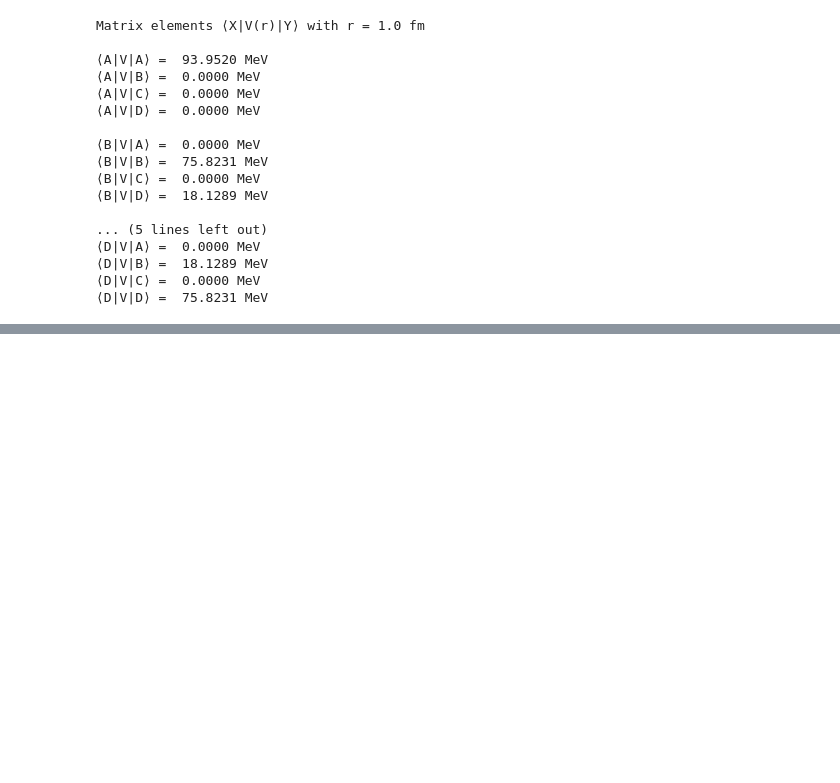
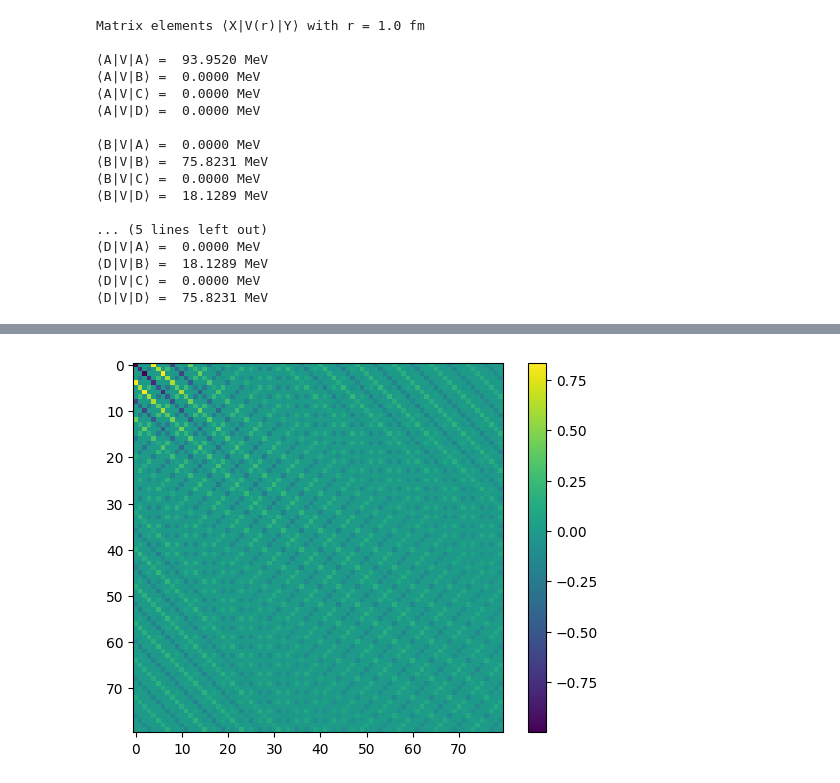
Before and after one commit to marcobeIIa/computational_physics, a Jupyter notebook: homework 2/Lusvardi_Bella_Parolini_Deuteron.ipynb, the cells around one changed output, grey strips where cells are left out. Drawn from its saved outputs; the diff is of its cells as text; code cells hidden in the pictures; blank space fills up the shorter version.

```diff
--- a/homework 2/Lusvardi_Bella_Parolini_Deuteron.ipynb
+++ b/homework 2/Lusvardi_Bella_Parolini_Deuteron.ipynb
@@ -19,6 +20,10 @@ v_0s = 91.85 #Mev
 k_R = 1.487 #fm^-2 should we change in A?
 k_t = 0.639 #fm^-2
 k_s = 0.465 #fm^-2
+
+# - Radial wavefunction parameters
+nu = [0.1] #fm^-2
+n_max = 20 #maximum value of the order of the radial part of the wavefunction
 
 m_p = 938.272 # mass of proton in MeV/c^2
 m_n = 939.565 # mass of neutron in MeV/c^2
@@ -229,3 +326,35 @@ Matrix elements ⟨X|V(r)|Y⟩ with r = 1.0 fm
+# %%
+# Potential Matrix
+
+V_matrix = np.zeros((n_max*4, n_max*4))
+
+nu = [0.1] #fm^-2 #I need to copy it here otherwise it doesn't work :)
+
+# Allocation of the values in the matrix
+for n in range(n_max):
+  for m in range(n_max):
+    N_nu_n = norm_constant(n,nu[0])
+    N_nu_m = norm_constant(m,nu[0])
+    const = N_nu_n*N_nu_m
+    n_nodes = 2*(2*n+1+2*m+1) #2*(the sum of the order of the Hermite polynomial)
+    for k in range(4):
+      if k==0 or k==2:
+        int1 = v_0R/(2*np.sqrt(2*nu[0]+k_R))*gauss_hermite_integration(Hermite_product, n_nodes,k_R,n,m,nu[0])
+        int2 = -v_0t/(2*np.sqrt(2*nu[0]+k_t))*gauss_hermite_integration(Hermite_product, n_nodes,k_t,n,m,nu[0])
+        V_matrix[4*n+k, 4*m+k] = const*(int1+int2)
+      if k==1 or k==3:
+        int1 = v_0R/(2*np.sqrt(2*nu[0]+k_R))*gauss_hermite_integration(Hermite_product, n_nodes,k_R,n,m,nu[0])
+        int2 = -0.5*v_0t/(2*np.sqrt(2*nu[0]+k_t))*gauss_hermite_integration(Hermite_product, n_nodes,k_t,n,m,nu[0])
+        int3 = -0.5*v_0s/(2*np.sqrt(2*nu[0]+k_s))*gauss_hermite_integration(Hermite_product, n_nodes,k_s,n,m,nu[0])
+        V_matrix[4*n+k, 4*m+k] = const*(int1+int2+int3)
+      if k==1:
+        V_matrix[4*n+k, 4*m+2+k] = const*(int2-int3)
+        V_matrix[4*n+2+k, 4*m+k] = const*(int2-int3)
+# %%
+#Drawing Potential matrix
+draw_matrix(V_matrix)
+# %% [output]
+[figure, added]
 # %% [markdown]
 Now we focus on the radial component.
 We express the kinetic energy term in spherical coordinates
```
Also changed, not shown: parts of 26 cells of this notebook, 1 other file.
